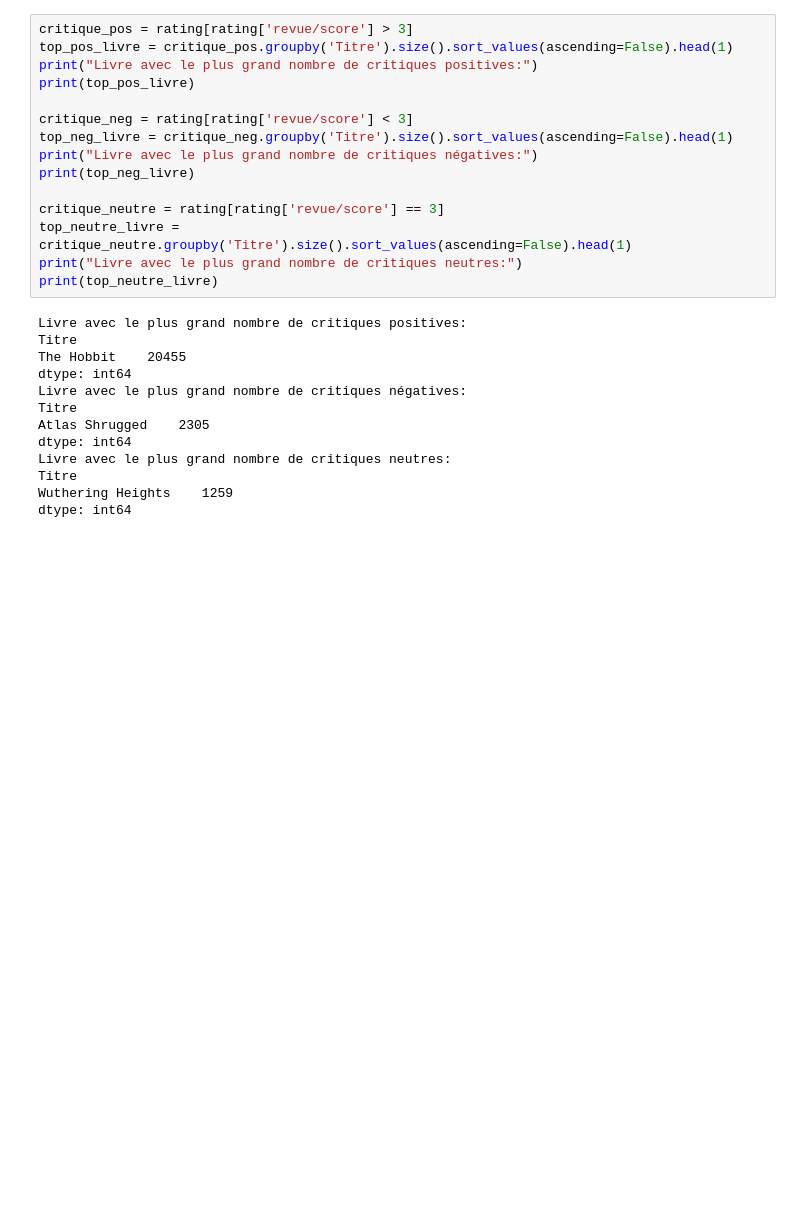
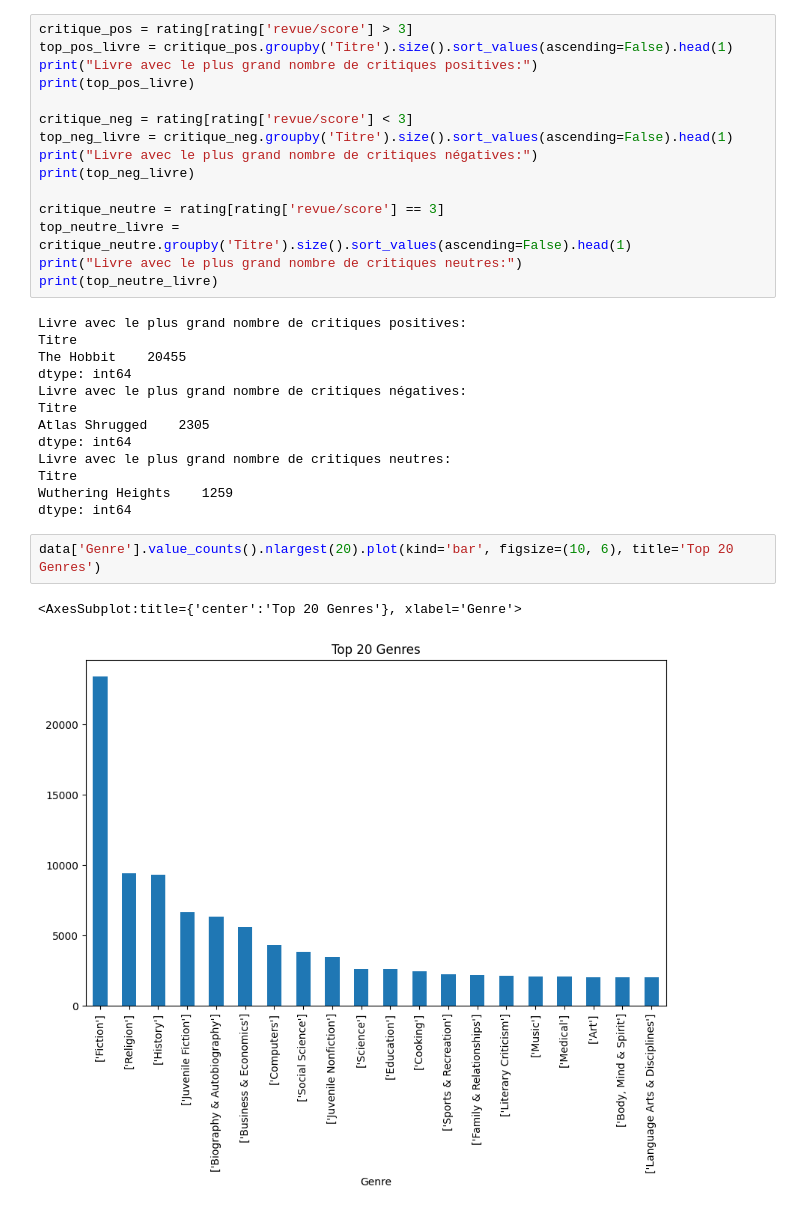
Before and after one commit to JulesLscx/RankFinder, a Jupyter notebook: notebook/theo.ipynb, the cells around one changed output. Saved outputs shown, nothing was run; the diff lists cells and outputs as text; blank space fills up the shorter version.

```diff
--- a/notebook/theo.ipynb
+++ b/notebook/theo.ipynb
@@ -134,3 +107,8 @@ Livre avec le plus grand nombre de critiques neutres:
 Titre
 Wuthering Heights    1259
 dtype: int64
+# %%
+data['Genre'].value_counts().nlargest(20).plot(kind='bar', figsize=(10, 6), title='Top 20 Genres')
+# %% [output]
+<AxesSubplot:title={'center':'Top 20 Genres'}, xlabel='Genre'>
+[figure, added]
```
Also changed, not shown: parts of 1 cell of this notebook.
